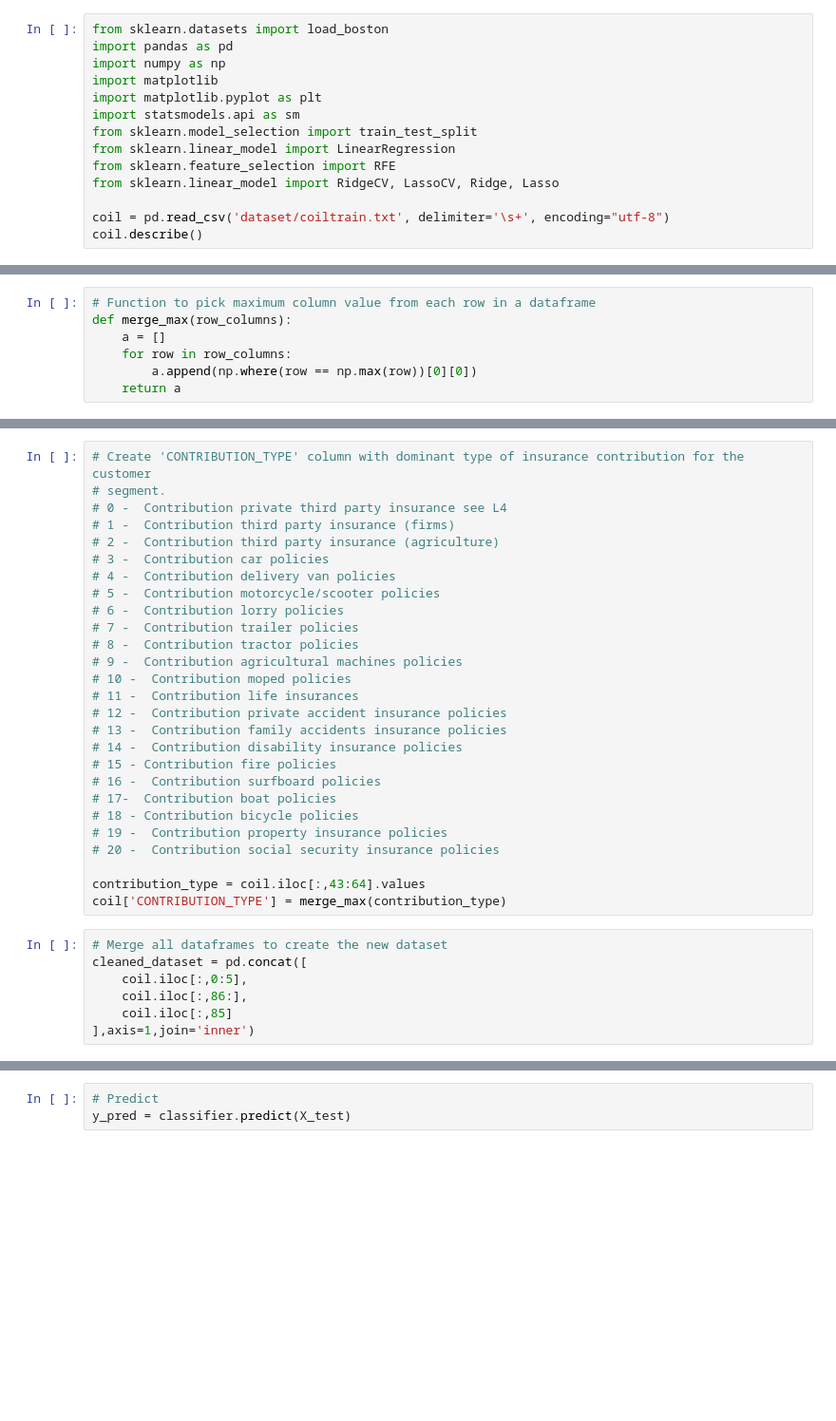
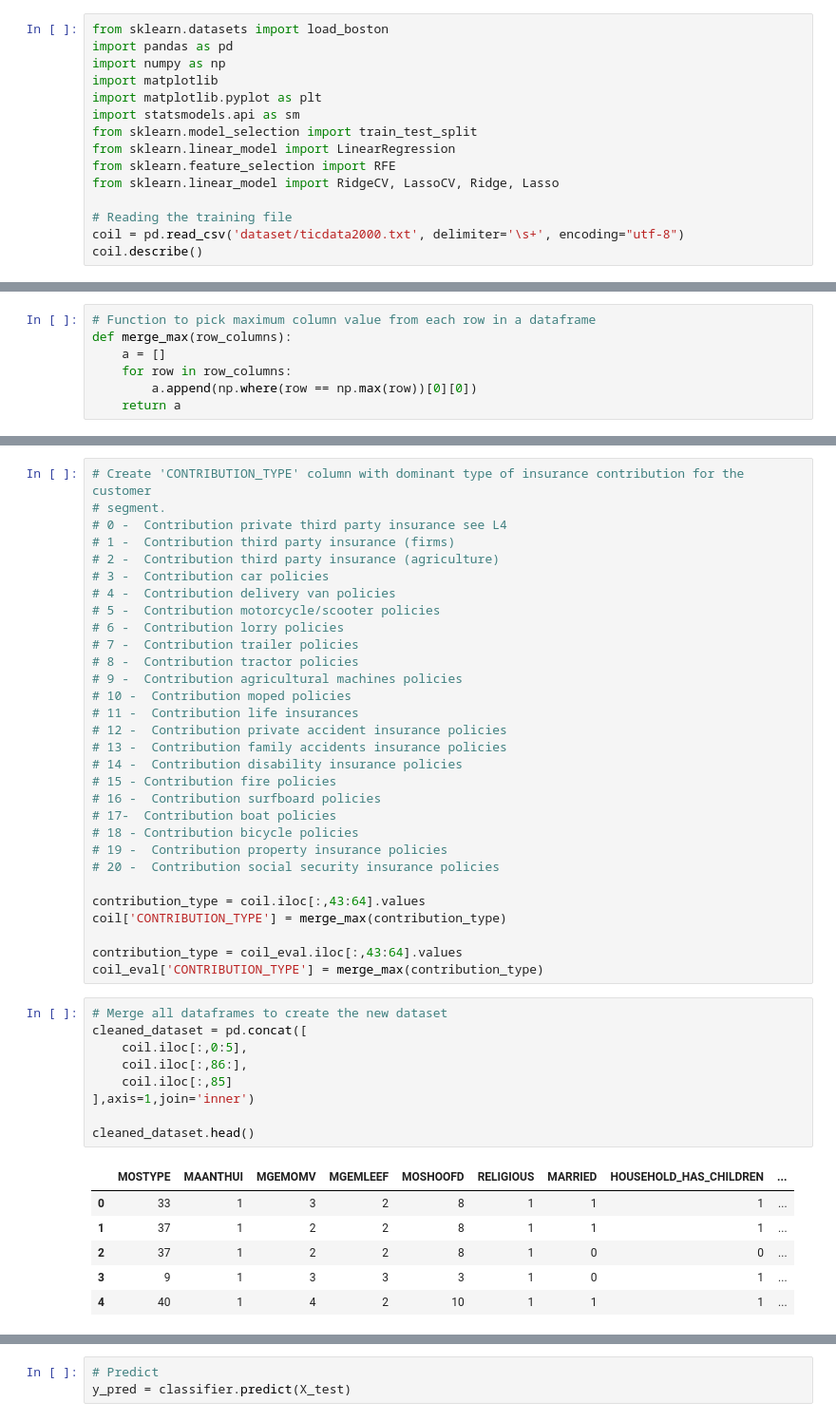
Before and after one commit to ochomoswill/coil_dataset, a Jupyter notebook: src/COIL Dataset.ipynb, the cells around one changed output, grey strips where cells are left out. Shown: that part at 95% size. Cells and saved outputs as stored; diff of their text form; blank space fills up the shorter version.

```diff
--- a/src/COIL Dataset.ipynb
+++ b/src/COIL Dataset.ipynb
@@ -10,7 +20,8 @@ from sklearn.linear_model import LinearRegression
 from sklearn.feature_selection import RFE
 from sklearn.linear_model import RidgeCV, LassoCV, Ridge, Lasso
 
-coil = pd.read_csv('dataset/coiltrain.txt', delimiter='\s+', encoding="utf-8")
+# Reading the training file
+coil = pd.read_csv('dataset/ticdata2000.txt', delimiter='\s+', encoding="utf-8")
 coil.describe()
 # %% [output]
 |  | MOSTYPE | MAANTHUI | MGEMOMV | MGEMLEEF | MOSHOOFD | MGODRK | MGODPR | MGODOV | MGODGE | MRELGE | ... | ... |
@@ -220,10 +243,22 @@ coil['INCOME'] = merge_max(income)
 
 contribution_type = coil.iloc[:,43:64].values
 coil['CONTRIBUTION_TYPE'] = merge_max(contribution_type)
+
+contribution_type = coil_eval.iloc[:,43:64].values
+coil_eval['CONTRIBUTION_TYPE'] = merge_max(contribution_type)
 # %%
 # Merge all dataframes to create the new dataset
 cleaned_dataset = pd.concat([
     coil.iloc[:,0:5],
     coil.iloc[:,86:],
     coil.iloc[:,85]
 ],axis=1,join='inner')
+
+cleaned_dataset.head()
+# %% [output]
+|  | MOSTYPE | MAANTHUI | MGEMOMV | MGEMLEEF | MOSHOOFD | RELIGIOUS | MARRIED | HOUSEHOLD_HAS_CHILDREN | ... |
+| 0 | 33 | 1 | 3 | 2 | 8 | 1 | 1 | 1 | ... |
+| 1 | 37 | 1 | 2 | 2 | 8 | 1 | 1 | 1 | ... |
+| 2 | 37 | 1 | 2 | 2 | 8 | 1 | 0 | 0 | ... |
+| 3 | 9 | 1 | 3 | 3 | 3 | 1 | 0 | 1 | ... |
+| 4 | 40 | 1 | 4 | 2 | 10 | 1 | 1 | 1 | ... |
```
Also changed, not shown: parts of 30 cells of this notebook, 2 other files.
